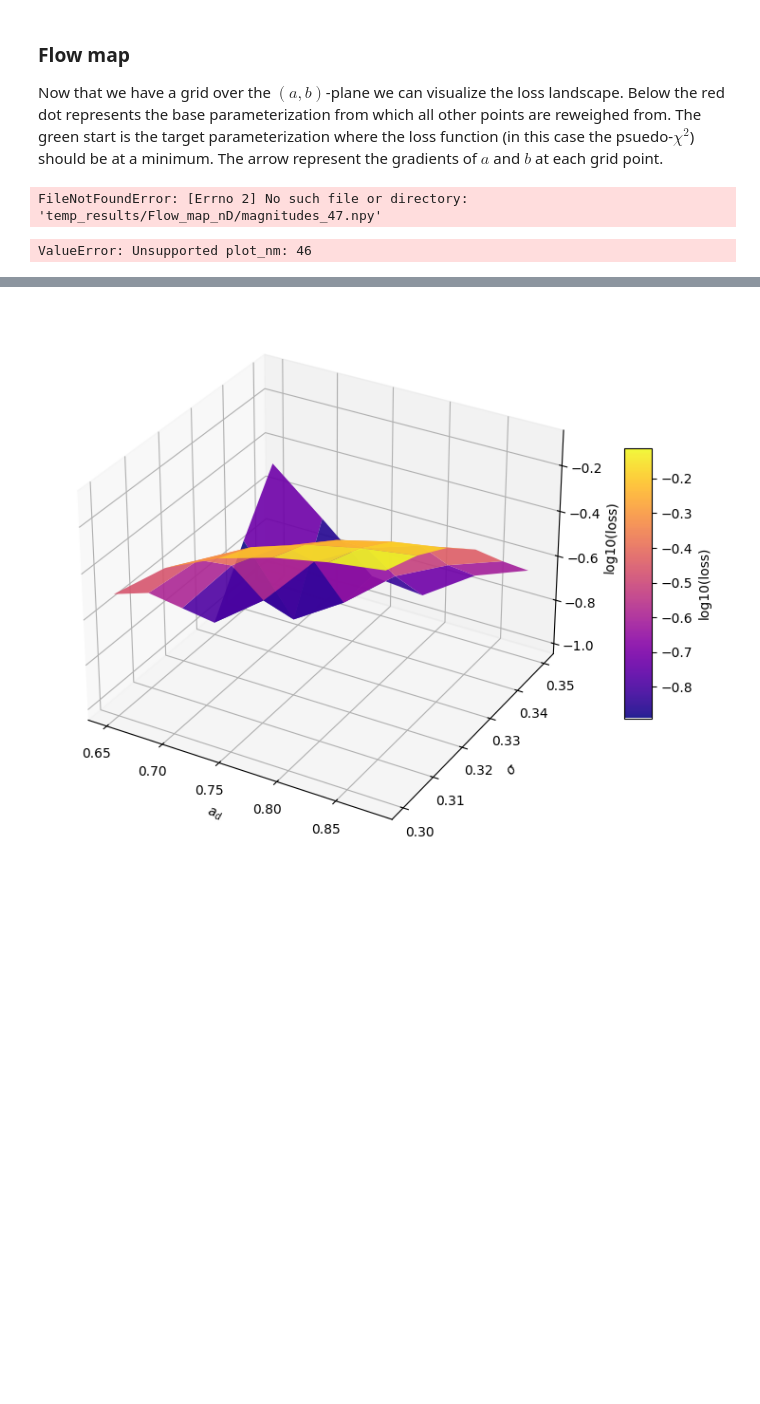
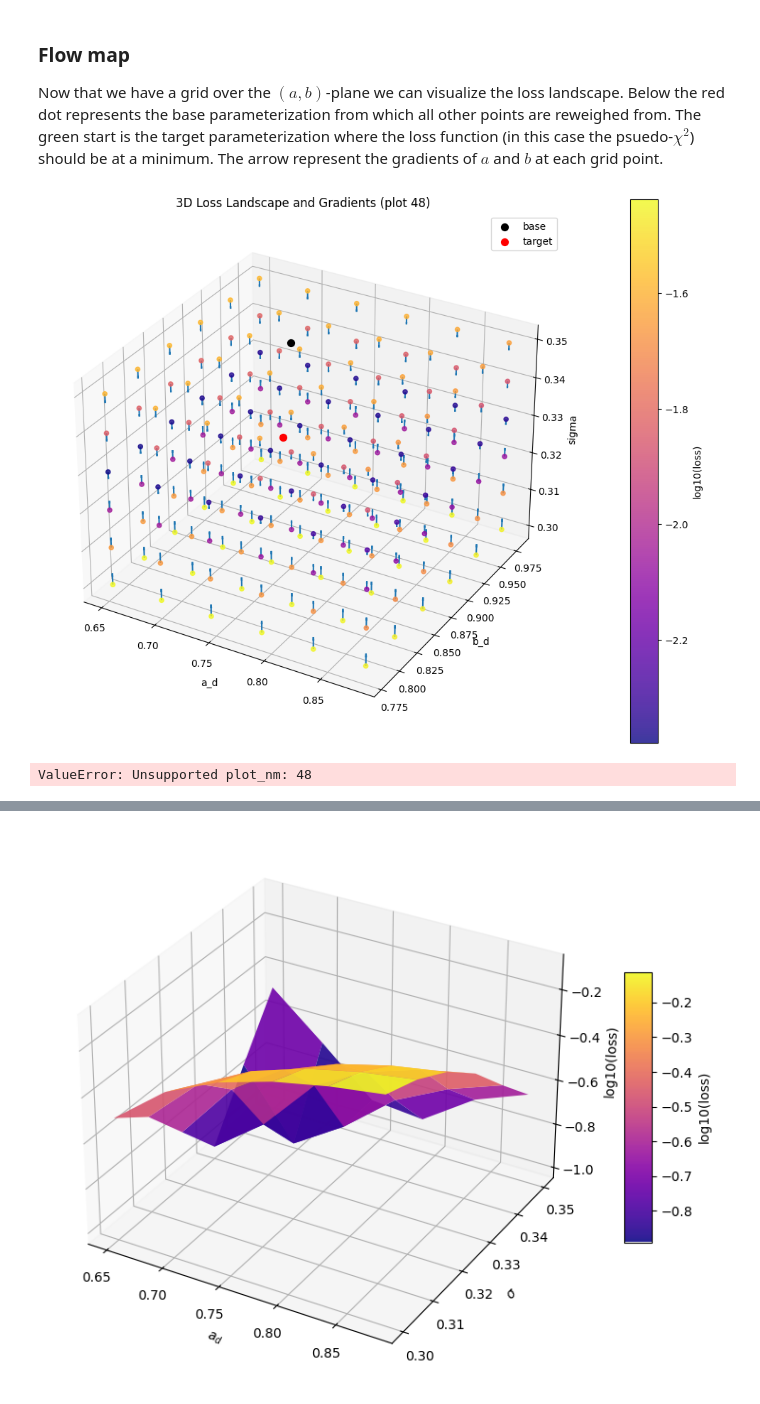
Before and after one commit to tonymenzo/RSA, a Jupyter notebook: src/RSA_nD_flow_map_sigma_plot.ipynb, the cells around one changed output, grey strips where cells are left out. Drawn from its saved outputs; the diff is of its cells as text; code cells hidden in the pictures; blank space fills up the shorter version.

Commit message:
flow 47,48

```diff
--- a/src/RSA_nD_flow_map_sigma_plot.ipynb
+++ b/src/RSA_nD_flow_map_sigma_plot.ipynb
@@ -15,7 +15,7 @@ import matplotlib.pyplot as plt
 from mpl_toolkits.mplot3d import Axes3D
 
 # -- Load data for the chosen plot --
-plot_nm = '47'
+plot_nm = '48'
 magnitudes    = np.load(f'temp_results/Flow_map_nD/magnitudes_{plot_nm}.npy')
 a_b_gradients = np.load(f'temp_results/Flow_map_nD/gradients_{plot_nm}.npy')
 loss_grid     = np.load(f'temp_results/Flow_map_nD/loss_grid_{plot_nm}.npy')
@@ -55,6 +55,7 @@ plot3d_configs = {
     '45': {'scale': 5e3, 'base': (0.68, 0.98, 0.335), 'target': (0.74, 0.88, 0.33)},
     '46': {'scale': 5e3, 'base': (0.68, 0.98, 0.335), 'target': (0.74, 0.88, 0.33)},
     '47': {'scale': 5e3, 'base': (0.68, 0.98, 0.335), 'target': (0.74, 0.88, 0.33)},
+    '48': {'scale': 5e2, 'base': (0.68, 0.98, 0.335), 'target': (0.74, 0.88, 0.33)},
 }
 config = plot3d_configs.get(plot_nm)
 if config is None:
@@ -68,34 +69,34 @@ g1, g2, g3  = -a_b_gradients[:, 0], -a_b_gradients[:, 1], -a_b_gradients[:, 2]
 fig = plt.figure(figsize=(10, 8))
 ax  = fig.add_subplot(111, projection='3d')
 
 # Plot base and target
 ax.scatter(*config['base'],  marker='o', color='black', s=50, label='base')
 ax.scatter(*config['target'], marker='o', color='red',   s=50, label='target')
 
 # Quiver for gradient field
 ax.quiver(ad, bd, sig,
           g1 / config['scale'],
           g2 / config['scale'],
           g3 / config['scale'],
           length=1.0, normalize=False)
 
 # Scatter colored by loss value
 sc = ax.scatter(ad, bd, sig,
                 c=np.log10(loss_grid), cmap='plasma',
                 s=20, alpha=0.8)
 cbar = fig.colorbar(sc, pad=0.1)
 cbar.set_label('log10(loss)')
 
 # Labels and legend
 ax.set_xlabel('a_d')
 ax.set_ylabel('b_d')
 ax.set_zlabel('sigma')
 ax.set_title(f'3D Loss Landscape and Gradients (plot {plot_nm})')
 ax.legend()
 plt.tight_layout()
 plt.show()
 # %% [output]
-FileNotFoundError: [Errno 2] No such file or directory: 'temp_results/Flow_map_nD/magnitudes_47.npy'
+[figure, added]
 # %%
 import numpy as np
 import matplotlib.pyplot as plt
@@ -168,7 +169,7 @@ for au_val in au_vals:
     # plt.savefig(f'temp_results/Flow_map_nD/plots/sig3_{plot_nm}_{au_val:.4f}.png')
     plt.show()
 # %% [output]
-ValueError: Unsupported plot_nm: 46
+ValueError: Unsupported plot_nm: 48
 # %%
 import numpy as np
 import matplotlib.pyplot as plt
```
Also changed, not shown: parts of 1 cell of this notebook, 39 other files.
